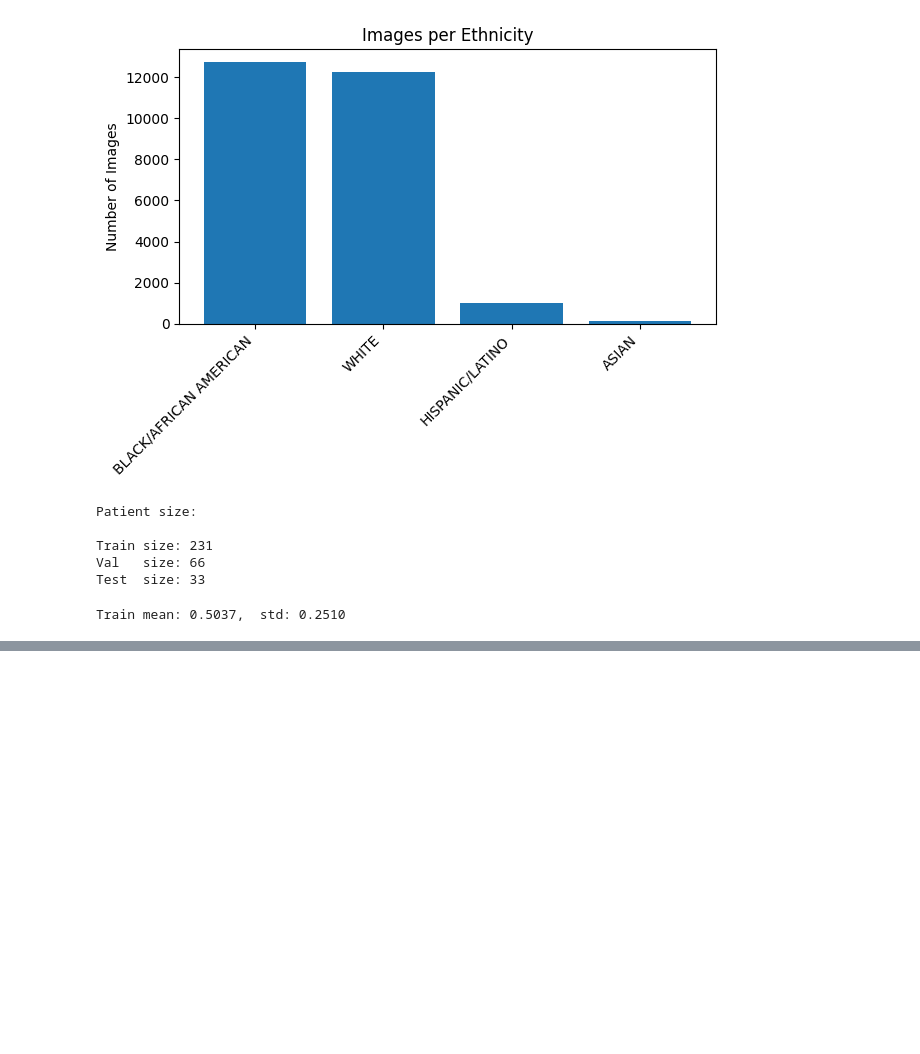
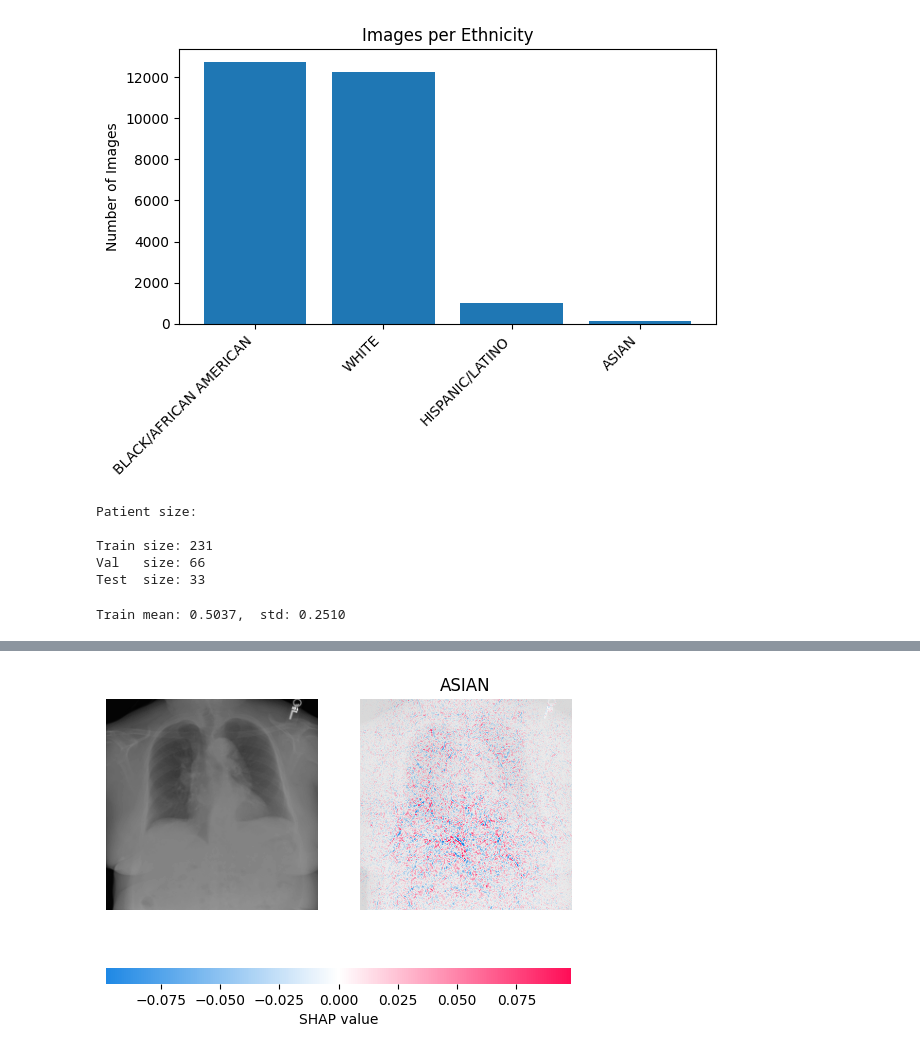
Before and after one commit to jiwoonoh/ads-project, a Jupyter notebook: preprocessing_mon.ipynb, the cells around one changed output, grey strips where cells are left out. Cells and saved outputs as stored; diff of their text form; code cells hidden in the pictures; blank space fills up the shorter version.

```diff
--- a/preprocessing_mon.ipynb
+++ b/preprocessing_mon.ipynb
@@ -673,0 +701,47 @@ for cls_idx, cls_name in enumerate(tqdm(unique_labels, desc="Plotting SHAP")):
+# %%
+import shap
+import numpy as np
+import torch
+
+model.eval()
+device = next(model.parameters()).device
+
+# 1) Grab a small batch to explain
+test_imgs, _ = next(iter(test_loader))
+test_imgs = test_imgs[:1].to(device)   # e.g. first 3 samples
+
+# 2) Build a background set of, say, 10 training images
+bg_size = 10
+bg_idxs = np.random.choice(len(train_loader.dataset), bg_size, replace=False)
+background = torch.stack([ train_loader.dataset[i][0] for i in bg_idxs ]).to(device)
+
+# 3) Create the GradientExplainer
+explainer = shap.GradientExplainer(model, background)
+
+# 4) Compute SHAP values: returns list of C arrays, each (N,1,H,W)
+raw_shap = explainer.shap_values(test_imgs)
+
+# 5) Squeeze out that dummy channel → each becomes (N, H, W)
+shap_values = []
+for arr in raw_shap:
+    # if channel is dim=1
+    if arr.ndim == 4 and arr.shape[1] == 1:
+        arr = arr[:,0,...]
+    # if channel is dim=-1
+    elif arr.ndim == 4 and arr.shape[-1] == 1:
+        arr = arr[...,0]
+    shap_values.append(arr)
+
+# 6) Prepare your pixel images as plain (N, H, W)
+#    test_imgs is (N,1,H,W) → (N,H,W,1) → squeeze → (N,H,W)
+pixels = test_imgs.cpu().numpy().transpose(0,2,3,1)[...,0]
+
+# 7) One call to the new image plot API
+#    Rows = samples, Columns = classes
+shap.plots.image(
+    shap_values,
+    pixels,
+    labels=unique_labels  # class names for each column
+)
+# %% [output]
+[figure, added]
```
Also changed, not shown: parts of 5 cells of this notebook, 4 other files.
